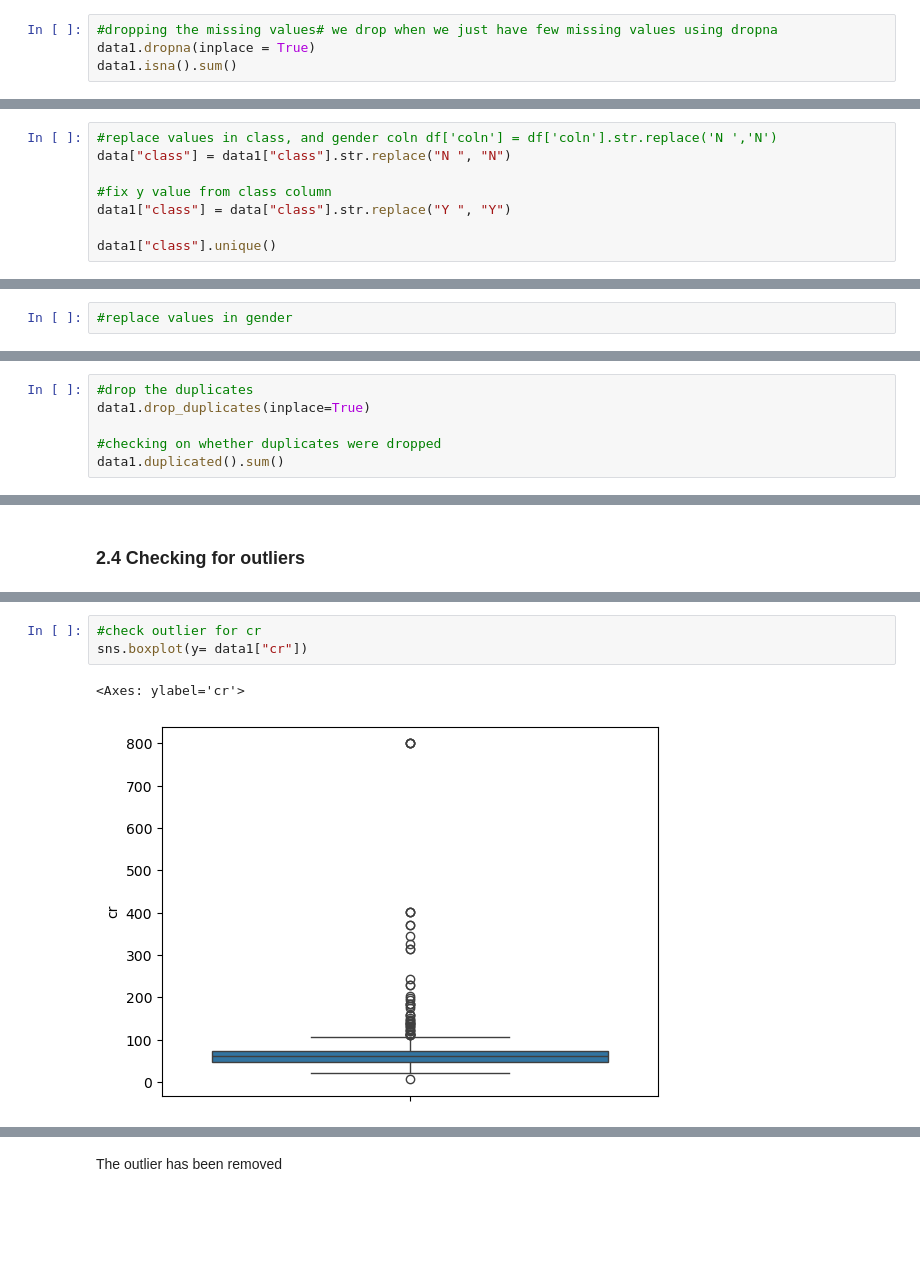
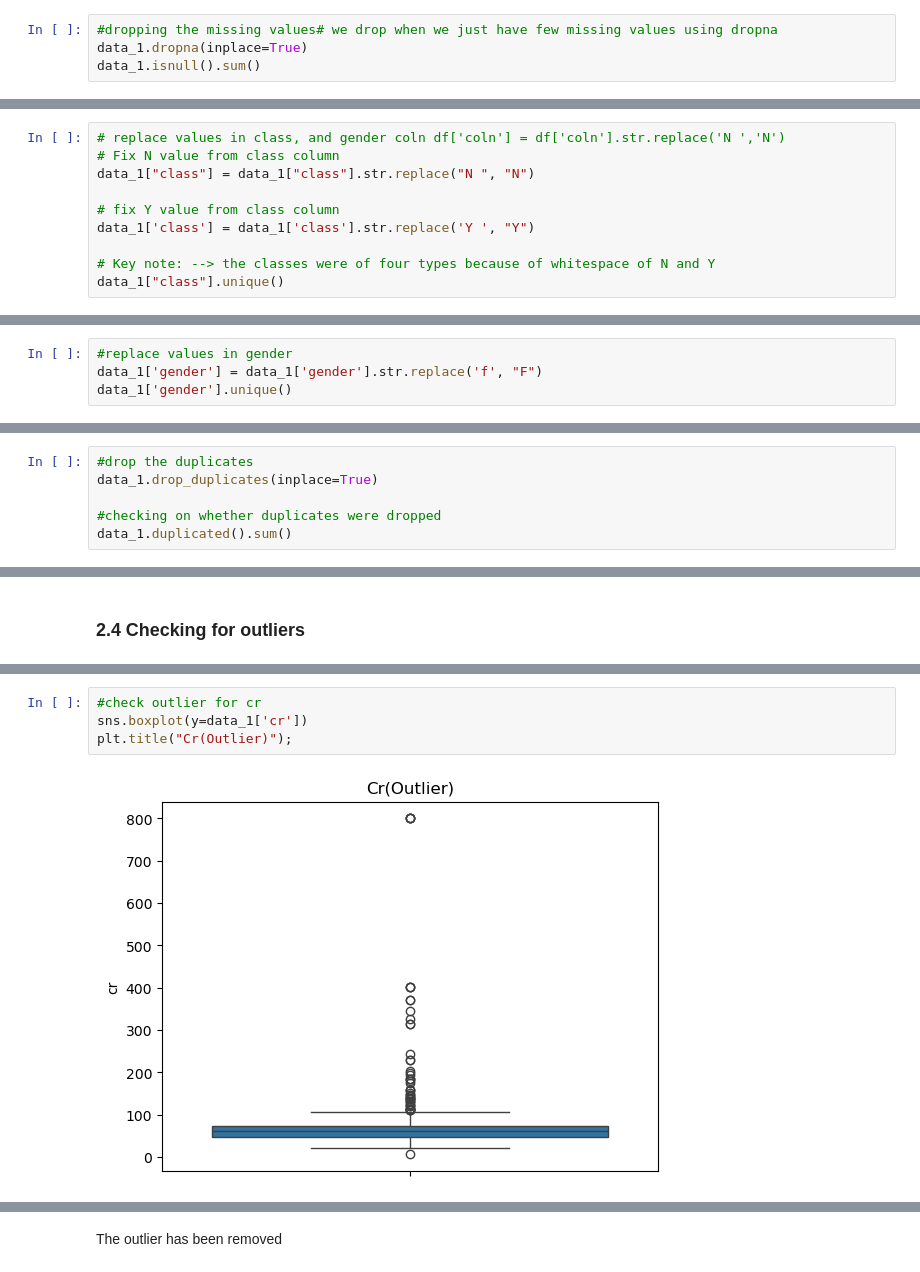
Before and after one commit to joyangelai/Colabs, a Jupyter notebook: Cohort2_Linux_Data_Cleaning.ipynb, the cells around one changed output, grey strips where cells are left out. Cells and saved outputs as stored; diff of their text form; blank space fills up the shorter version.

```diff
--- a/Cohort2_Linux_Data_Cleaning.ipynb
+++ b/Cohort2_Linux_Data_Cleaning.ipynb
@@ -342,6 +380,6 @@ data1.fillna({: value}
 #df['col'].fillna('unknown', inplace=True)
 # %%
 #dropping the missing values# we drop when we just have few missing values using dropna
-data1.dropna(inplace = True)
-data1.isna().sum()
+data_1.dropna(inplace=True)
+data_1.isnull().sum()
 # %% [output]
@@ -379,10 +434,12 @@ array(['N', 'P', 'Y'], dtype=object)
 # %%
-#replace values in class, and gender coln df['coln'] = df['coln'].str.replace('N ','N')
-data["class"] = data1["class"].str.replace("N ", "N")
+# replace values in class, and gender coln df['coln'] = df['coln'].str.replace('N ','N')
+# Fix N value from class column
+data_1["class"] = data_1["class"].str.replace("N ", "N")
 
-#fix y value from class column
-data1["class"] = data["class"].str.replace("Y ", "Y")
+# fix Y value from class column
+data_1['class'] = data_1['class'].str.replace('Y ', "Y")
 
-data1["class"].unique()
+# Key note: --> the classes were of four types because of whitespace of N and Y
+data_1["class"].unique()
 # %% [output]
 array(['N', 'P', 'Y'], dtype=object)
@@ -409,2 +474,4 @@ array(['N', 'P', 'Y'], dtype=object)
 # %%
 #replace values in gender
+data_1['gender'] = data_1['gender'].str.replace('f', "F")
+data_1['gender'].unique()
@@ -418,7 +494,7 @@ data1.duplicated().sum()
 # %%
 #drop the duplicates
-data1.drop_duplicates(inplace=True)
+data_1.drop_duplicates(inplace=True)
 
 #checking on whether duplicates were dropped
-data1.duplicated().sum()
+data_1.duplicated().sum()
 # %% [output]
@@ -434,8 +509,8 @@ sns.boxplot(data1)
 # %%
 #check outlier for cr
-sns.boxplot(y= data1["cr"])
+sns.boxplot(y=data_1['cr'])
+plt.title("Cr(Outlier)");
 # %% [output]
-<Axes: ylabel='cr'>
-[figure, old version]
+[figure, new version]
 # %%
 #concise summary
```
Also changed, not shown: parts of 57 cells of this notebook.
